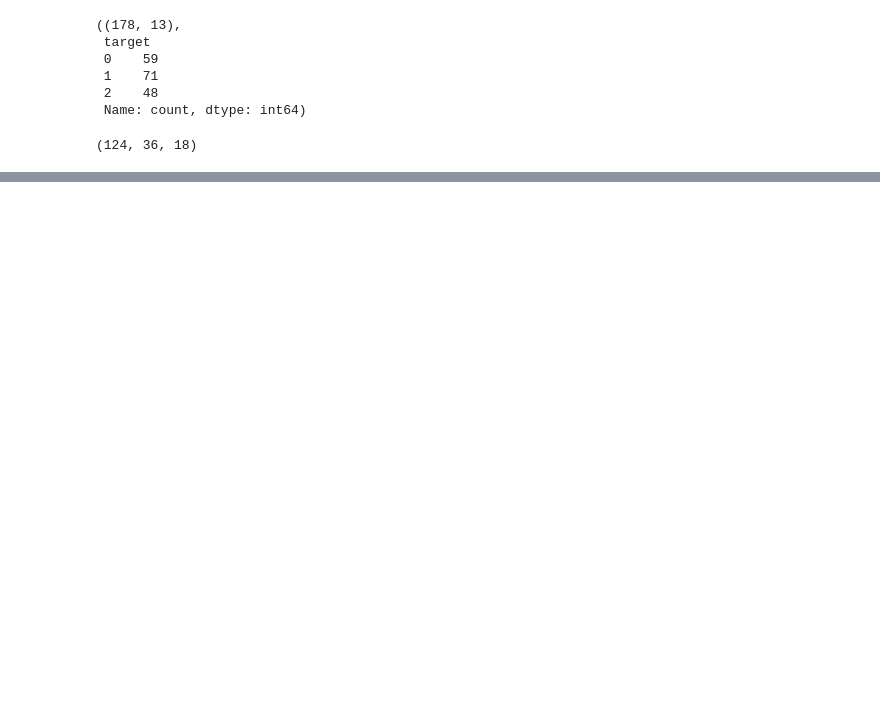
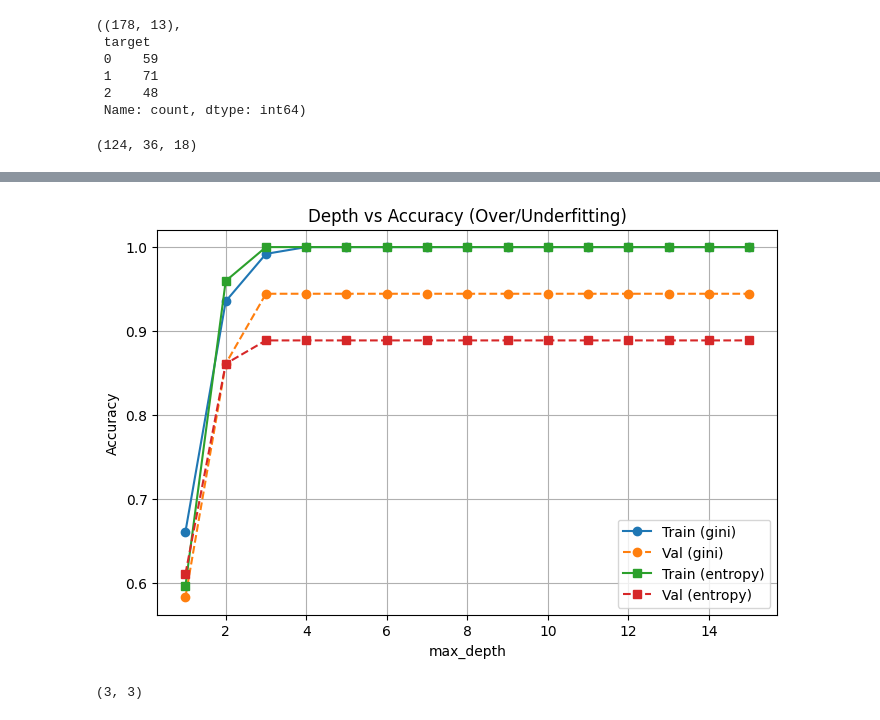
Before and after one commit to jaivanshchawla/ML-LAB-FUN, a Jupyter notebook: LAB 5/DT.ipynb, the cells around one changed output, grey strips where cells are left out. Drawn from its saved outputs; the diff is of its cells as text; code cells hidden in the pictures; blank space fills up the shorter version.

Commit message:
plots

```diff
--- a/LAB 5/DT.ipynb
+++ b/LAB 5/DT.ipynb
@@ -61,0 +68,28 @@ pd.DataFrame(results)
+# %%
+# One-liner: Sweep max_depth to visualize train vs validation accuracy (over/underfitting behavior).
+depths = range(1, 16)
+train_acc_gini, val_acc_gini = [], []
+train_acc_entropy, val_acc_entropy = [], []
+
+for d in depths:
+    g = DecisionTreeClassifier(criterion="gini", max_depth=d, random_state=42).fit(X_train, y_train)
+    e = DecisionTreeClassifier(criterion="entropy", max_depth=d, random_state=42).fit(X_train, y_train)
+    train_acc_gini.append(accuracy_score(y_train, g.predict(X_train)))
+    val_acc_gini.append(accuracy_score(y_val, g.predict(X_val)))
+    train_acc_entropy.append(accuracy_score(y_train, e.predict(X_train)))
+    val_acc_entropy.append(accuracy_score(y_val, e.predict(X_val)))
+
+plt.plot(depths, train_acc_gini, marker="o", label="Train (gini)")
+plt.plot(depths, val_acc_gini, marker="o", linestyle="--", label="Val (gini)")
+plt.plot(depths, train_acc_entropy, marker="s", label="Train (entropy)")
+plt.plot(depths, val_acc_entropy, marker="s", linestyle="--", label="Val (entropy)")
+plt.xlabel("max_depth"); plt.ylabel("Accuracy"); plt.title("Depth vs Accuracy (Over/Underfitting)")
+plt.legend(); plt.grid(True); plt.show()
+
+# Pick depth at/near peak val accuracy (example: best for gini and entropy)
+best_depth_gini = depths[int(np.argmax(val_acc_gini))]
+best_depth_entropy = depths[int(np.argmax(val_acc_entropy))]
+best_depth_gini, best_depth_entropy
+# %% [output]
+[figure, added]
+(3, 3)
```
Also changed, not shown: parts of 1 cell of this notebook.
